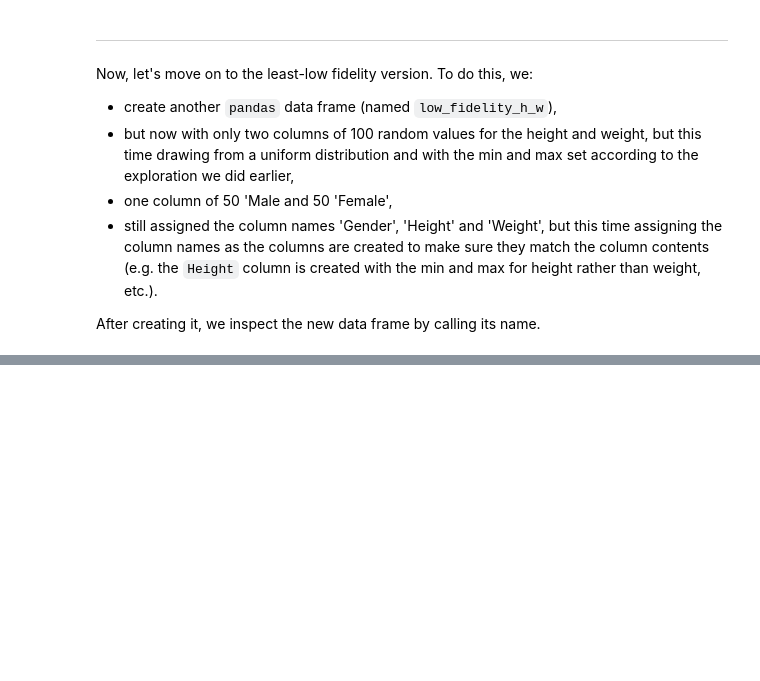
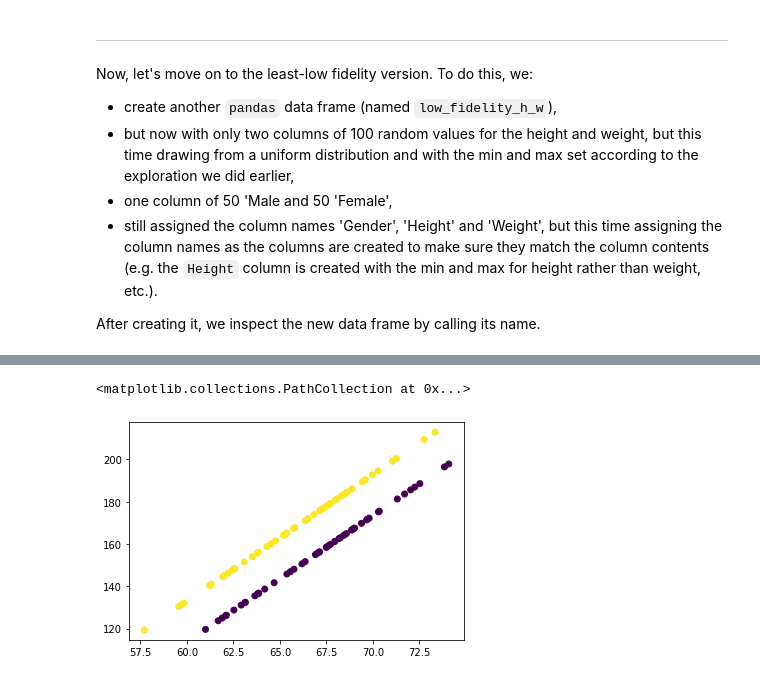
Before and after one commit to UKDataServiceOpen/Synthetic-Data, a Jupyter notebook: code-demo/CodeDemo-Basics.ipynb, the cells around one changed output, grey strips where cells are left out. Cells and saved outputs as stored; diff of their text form; code cells hidden in the pictures; blank space fills up the shorter version.

Commit message:
JK worked on medium fidelity generation more, found a way to get some with no noise

```diff
--- a/code-demo/CodeDemo-Basics.ipynb
+++ b/code-demo/CodeDemo-Basics.ipynb
@@ -629,0 +471,4 @@ plt.show()
+# %%
+model = LinearRegression().fit(height_array, weight_array)
+
+model.score(height_array, weight_array)
@@ -629,0 +477,10 @@ plt.show()
+# %%
+h_mean = df["Height"].mean()
+h_std = df["Height"].std()
+# %%
+med_fidelity = {"Gender": ([0] * 50) + ([1] * 50),
+                       "Height": np.random.normal(h_mean, h_std, 100),
+                     "Weight":('null')}
+
+med_fidelity = pd.DataFrame(med_fidelity)
+med_fidelity
@@ -629,0 +501,7 @@ plt.show()
+# %%
+for ind in med_fidelity.index:
+    current_pred = model.predict([[med_fidelity['Gender'][ind], med_fidelity['Height'][ind]]])
+    med_fidelity['Weight'][ind] = (current_pred[0])
+
+
+med_fidelity
@@ -629,0 +522,5 @@ plt.show()
+# %%
+plt.scatter(med_fidelity.Height, med_fidelity.Weight, c = pd.Categorical(med_fidelity.Gender).codes)
+# %% [output]
+<matplotlib.collections.PathCollection at 0x...>
+[figure, added]
```
Also changed, not shown: parts of 38 cells of this notebook.
